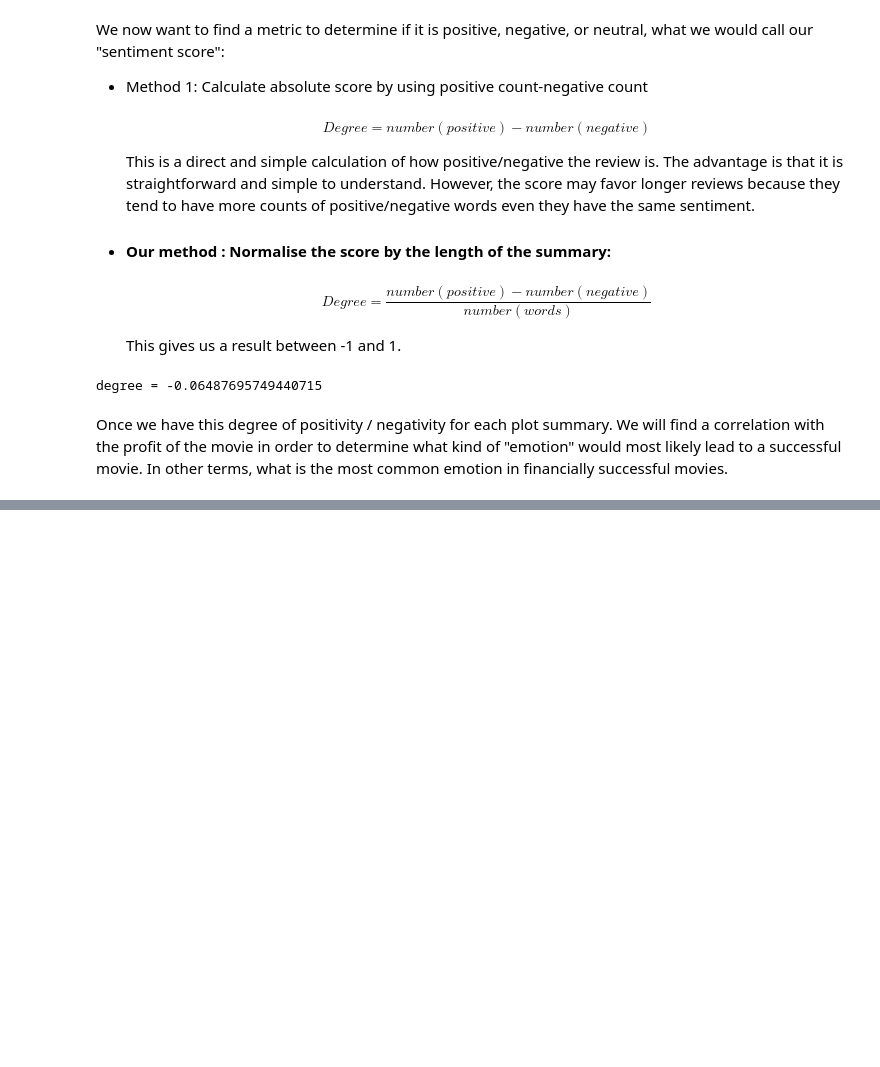
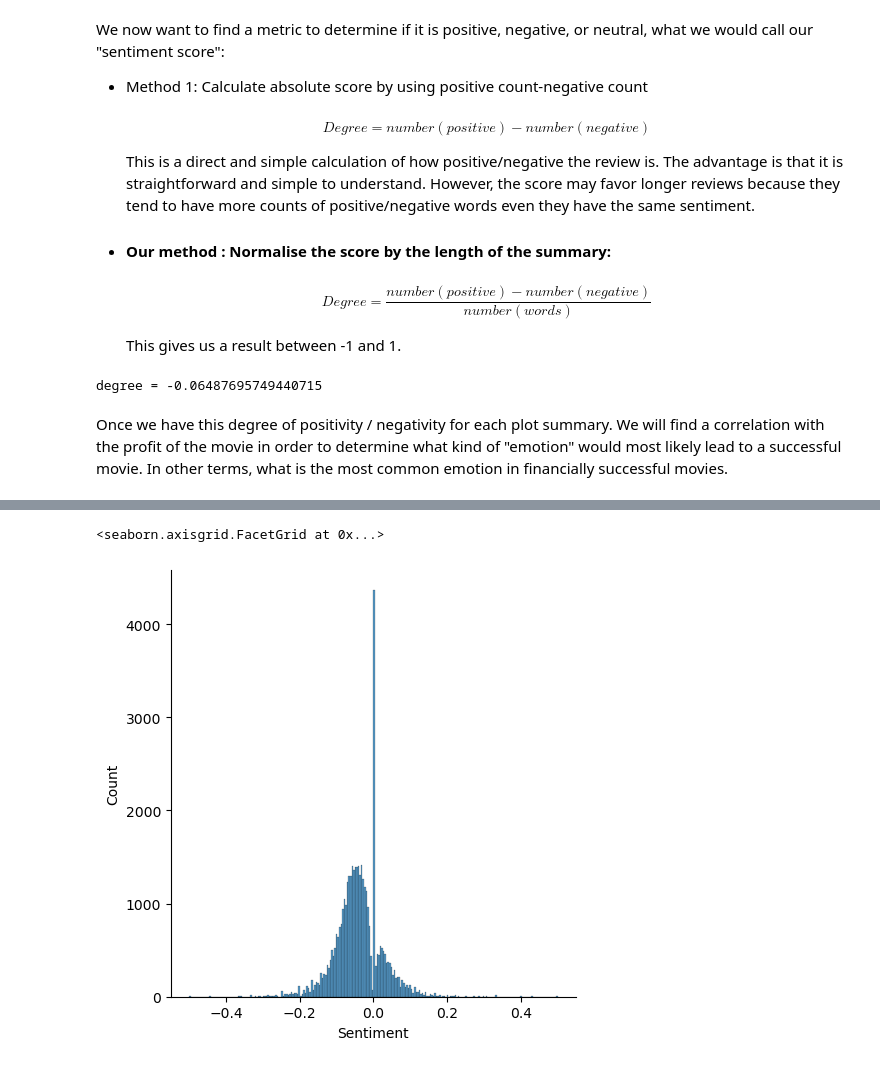
Before and after one commit to epfl-ada/ada-2022-project-mrjulia, a Jupyter notebook: Plot_summary.ipynb, the cells around one changed output, grey strips where cells are left out. Cells and saved outputs as stored; diff of their text form; code cells hidden in the pictures; blank space fills up the shorter version.

Commit message:
Add some plots of distributions of sentiment scores

```diff
--- a/Plot_summary.ipynb
+++ b/Plot_summary.ipynb
@@ -226,0 +227,5 @@ df_plot
+# %%
+sns.displot(df_plot, x="Sentiment")
+# %% [output]
+<seaborn.axisgrid.FacetGrid at 0x...>
+[figure, added]
```
Also changed, not shown: parts of 19 cells of this notebook.
